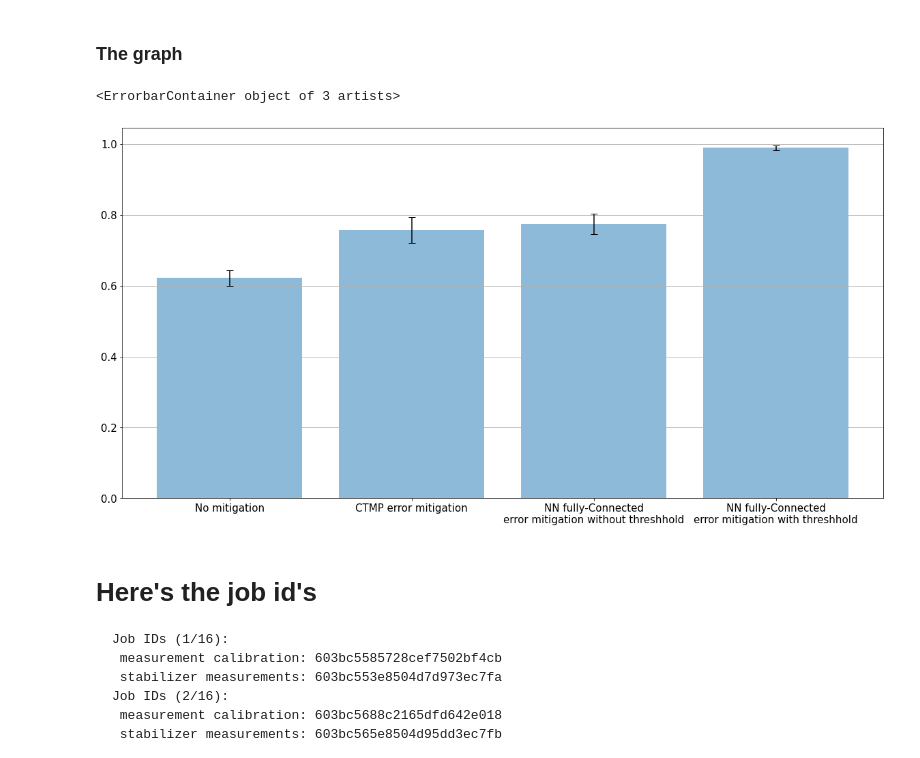
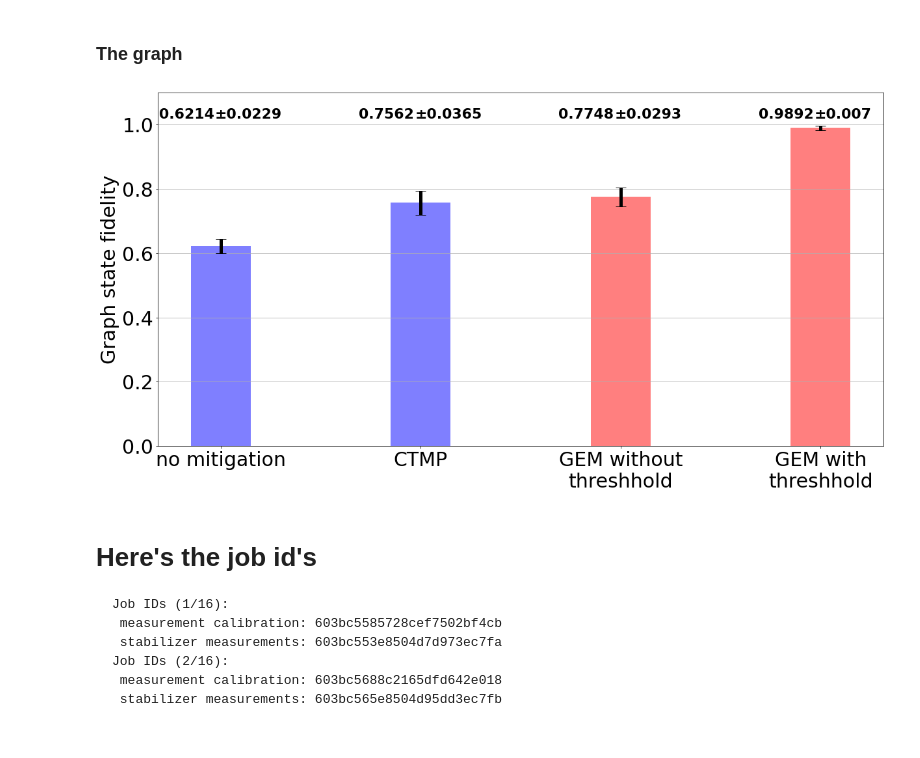
Before and after one commit to FrimaKal/ibmQuantumAward2021, a Jupyter notebook: Graph_State_Challenge_Submission_The_Results.ipynb, the cells around one changed output. Drawn from its saved outputs; the diff is of its cells as text; code cells hidden in the pictures.

```diff
--- a/Graph_State_Challenge_Submission_The_Results.ipynb
+++ b/Graph_State_Challenge_Submission_The_Results.ipynb
@@ -450,6 +450,7 @@ template_labels = [bin(x)[2:].rjust(num_qubits, '0') for x in range(2**num_qubit
 
 test_list = hist_for_NN(expval,reps,template_labels)
 
+F_mit_backend_NN = []
 F_mit_NN = []
 for k in range(reps):
   F_mit_NN.append(model.predict(np.array(test_list)[k])*shots)
@@ -501,14 +523,23 @@ print('F({}) = {:.3f} \u00B1 {:.3f}'.format(
 ### The graph
 # %%
 import matplotlib
-matplotlib.rcParams.update({'font.size': 15})
+matplotlib.rcParams.update({'font.size': 30})
 plt.figure(figsize=[20,10])
+plt.ylabel('Graph state fidelity')
+plt.ylim([0,1.1])
 plt.grid(axis='y')
-plt.bar(["NN fully-Connected\nerror mitigation with threshhold","NN fully-Connected\nerror mitigation without threshhold","CTMP error mitigation","No mitigation"][::-1],[np.mean(F_mit_backend_NN_threshhold),np.mean(F_mit_backend_NN),np.mean(F_mit_backend),np.mean(F_nomit_backend)][::-1], alpha=0.5)
-plt.errorbar(["NN fully-Connected\nerror mitigation with threshhold","NN fully-Connected\nerror mitigation without threshhold","CTMP error mitigation","No mitigation"][::-1],[np.mean(F_mit_backend_NN_threshhold),np.mean(F_mit_backend_NN),np.mean(F_mit_backend),np.mean(F_nomit_backend)][::-1],yerr=[np.std(F_mit_backend_NN_threshhold),np.std(F_mit_backend_NN),np.std(F_mit_backend),np.std(F_nomit_backend)][::-1],fmt='s', color='black', marker='.', markersize=0.1, capsize=5)
+plt.bar(["GEM with\nthreshhold","GEM without\nthreshhold","CTMP","no mitigation"][::-1],[np.mean(F_mit_backend_NN_threshhold),np.mean(F_mit_backend_NN),np.mean(F_mit_backend),np.mean(F_nomit_backend)][::-1], alpha=0.5, color=['blue', 'blue', 'red', 'red'], width = 0.3)
+plt.errorbar(["GEM with\nthreshhold","GEM without\nthreshhold","CTMP","no mitigation"][::-1],[np.mean(F_mit_backend_NN_threshhold),np.mean(F_mit_backend_NN),np.mean(F_mit_backend),np.mean(F_nomit_backend)][::-1],yerr=[np.std(F_mit_backend_NN_threshhold),np.std(F_mit_backend_NN),np.std(F_mit_backend),np.std(F_nomit_backend)][::-1],fmt='s', color='black', marker='.', markersize=0.1, capsize=8, lw=5)
+
+locs, labels = plt.xticks()
+
+for index,data in enumerate([round(float(np.mean(F_mit_backend_NN_threshhold)),4),round(float(np.mean(F_mit_backend_NN)),4),np.mean(F_mit_backend).round(decimals=4),np.mean(F_nomit_backend).round(decimals=4)][::-1]):
+    plt.text(x=index-0.31 , y =1.02 , s=f"{data}" , fontdict=dict(fontsize=22), weight='bold')
+
+for index,data in enumerate([round(float(np.std(F_mit_backend_NN_threshhold)),4),round(float(np.std(F_mit_backend_NN)),4),np.std(F_mit_backend).round(decimals=4),np.std(F_nomit_backend).round(decimals=4)][::-1]):
+    plt.text(x=index-0.03, y =1.02 , s='\u00B1'f"{data}" , fontdict=dict(fontsize=22), weight='bold')
 # %% [output]
-<ErrorbarContainer object of 3 artists>
-[figure, old version]
+[figure, new version]
 # %% [markdown]
 # Here's the job id's
 
```
Also changed, not shown: parts of 1 cell of this notebook.
